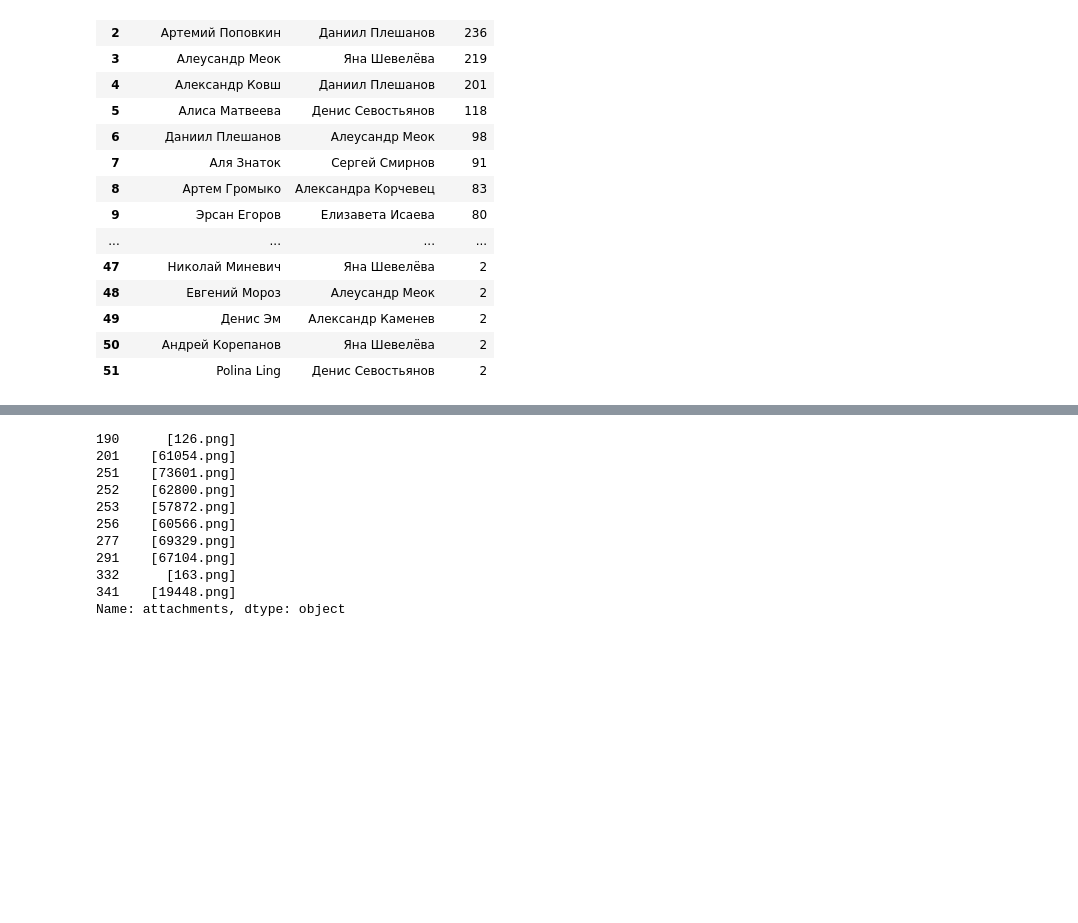
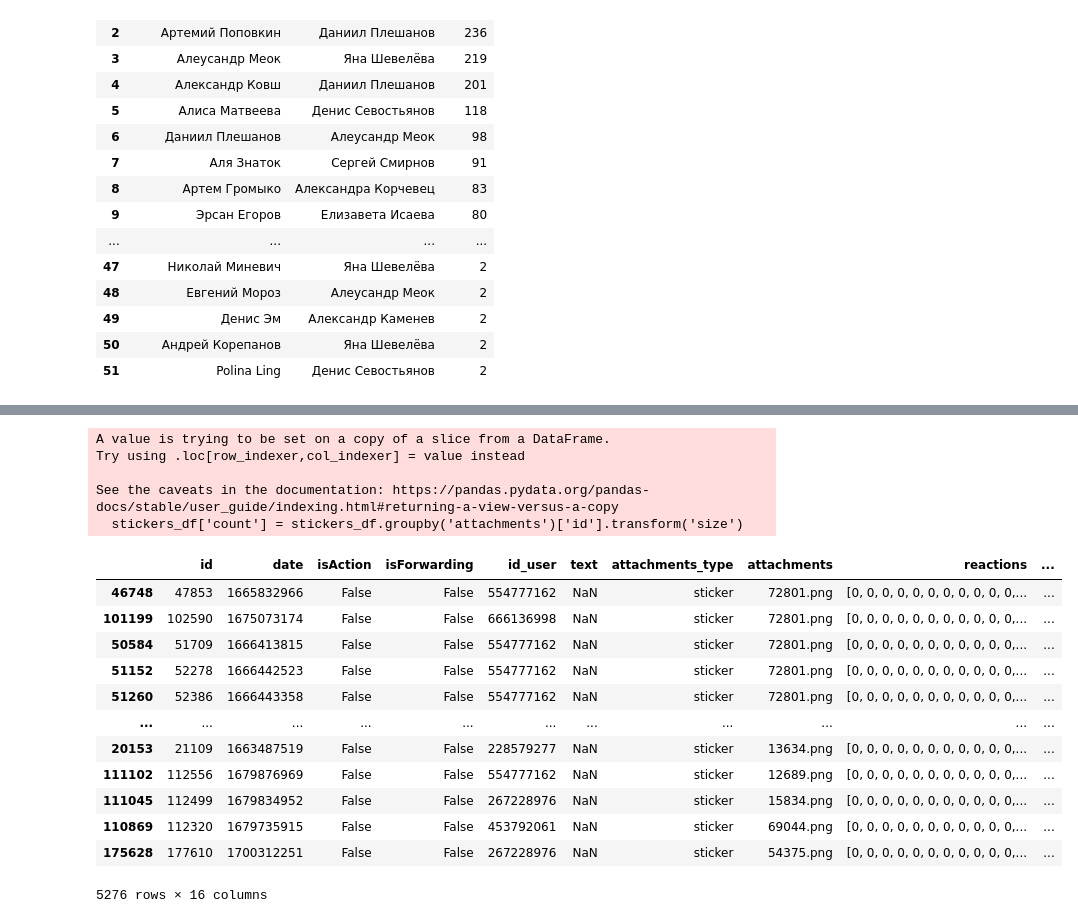
Before and after one commit to Jrol123/VK_stats, a Jupyter notebook: vk_stat.ipynb, the cells around one changed output, grey strips where cells are left out. Saved outputs shown, nothing was run; the diff lists cells and outputs as text; code cells hidden in the pictures; blank space fills up the shorter version.

```diff
--- a/vk_stat.ipynb
+++ b/vk_stat.ipynb
@@ -564,14 +603,22 @@ most_replied_msg
 # %%
-chat_df[chat_df['attachments_type'] == 'sticker'].head(10)['attachments']
+stickers_df['count'] = stickers_df.groupby('attachments')['id'].transform('size')
+stickers_df.sort_values('count', ascending=False)
 # %% [output]
-190      [126.png]
-201    [61054.png]
-251    [73601.png]
-252    [62800.png]
-253    [57872.png]
-256    [60566.png]
-277    [69329.png]
-291    [67104.png]
-332      [163.png]
-341    [19448.png]
-Name: attachments, dtype: object
+A value is trying to be set on a copy of a slice from a DataFrame.
+Try using .loc[row_indexer,col_indexer] = value instead
+
+See the caveats in the documentation: https://pandas.pydata.org/pandas-docs/stable/user_guide/indexing.html#returning-a-view-versus-a-copy
+  stickers_df['count'] = stickers_df.groupby('attachments')['id'].transform('size')
+|  | id | date | isAction | isForwarding | id_user | text | attachments_type | attachments | reactions | ... |
+| 46748 | 47853 | 1665832966 | False | False | 554777162 | NaN | sticker | 72801.png | [0, 0, 0, 0, 0, 0, 0, 0, 0, 0, 0,... | ... |
+| 101199 | 102590 | 1675073174 | False | False | 666136998 | NaN | sticker | 72801.png | [0, 0, 0, 0, 0, 0, 0, 0, 0, 0, 0,... | ... |
+| 50584 | 51709 | 1666413815 | False | False | 554777162 | NaN | sticker | 72801.png | [0, 0, 0, 0, 0, 0, 0, 0, 0, 0, 0,... | ... |
+| 51152 | 52278 | 1666442523 | False | False | 554777162 | NaN | sticker | 72801.png | [0, 0, 0, 0, 0, 0, 0, 0, 0, 0, 0,... | ... |
+| 51260 | 52386 | 1666443358 | False | False | 554777162 | NaN | sticker | 72801.png | [0, 0, 0, 0, 0, 0, 0, 0, 0, 0, 0,... | ... |
+| ... | ... | ... | ... | ... | ... | ... | ... | ... | ... | ... |
+| 20153 | 21109 | 1663487519 | False | False | 228579277 | NaN | sticker | 13634.png | [0, 0, 0, 0, 0, 0, 0, 0, 0, 0, 0,... | ... |
+| 111102 | 112556 | 1679876969 | False | False | 554777162 | NaN | sticker | 12689.png | [0, 0, 0, 0, 0, 0, 0, 0, 0, 0, 0,... | ... |
+| 111045 | 112499 | 1679834952 | False | False | 267228976 | NaN | sticker | 15834.png | [0, 0, 0, 0, 0, 0, 0, 0, 0, 0, 0,... | ... |
+| 110869 | 112320 | 1679735915 | False | False | 453792061 | NaN | sticker | 69044.png | [0, 0, 0, 0, 0, 0, 0, 0, 0, 0, 0,... | ... |
+| 175628 | 177610 | 1700312251 | False | False | 267228976 | NaN | sticker | 54375.png | [0, 0, 0, 0, 0, 0, 0, 0, 0, 0, 0,... | ... |
+5276 rows × 16 columns
```
Also changed, not shown: parts of 5 cells of this notebook.
